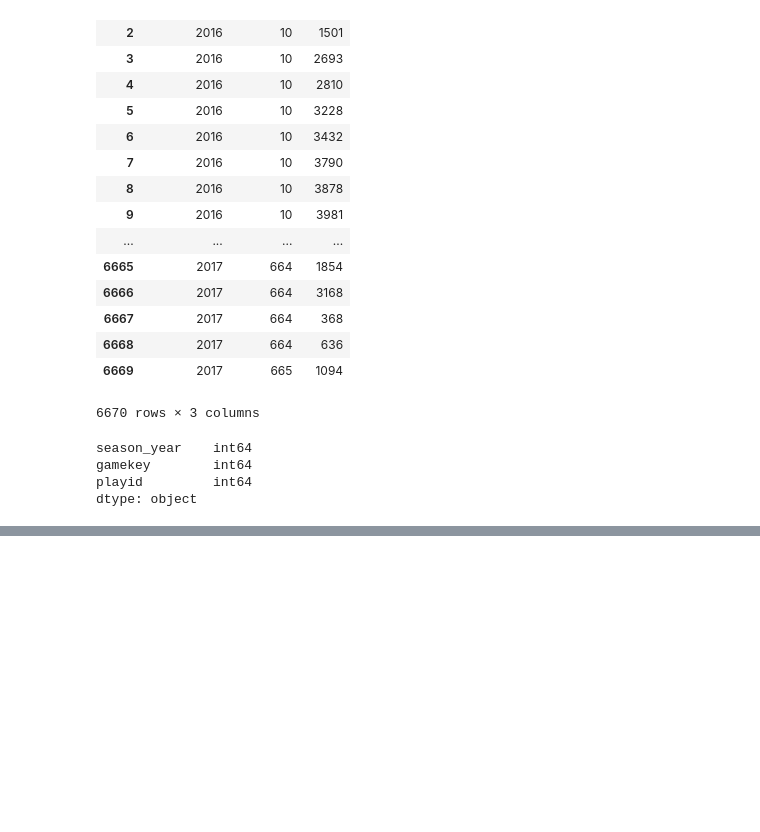
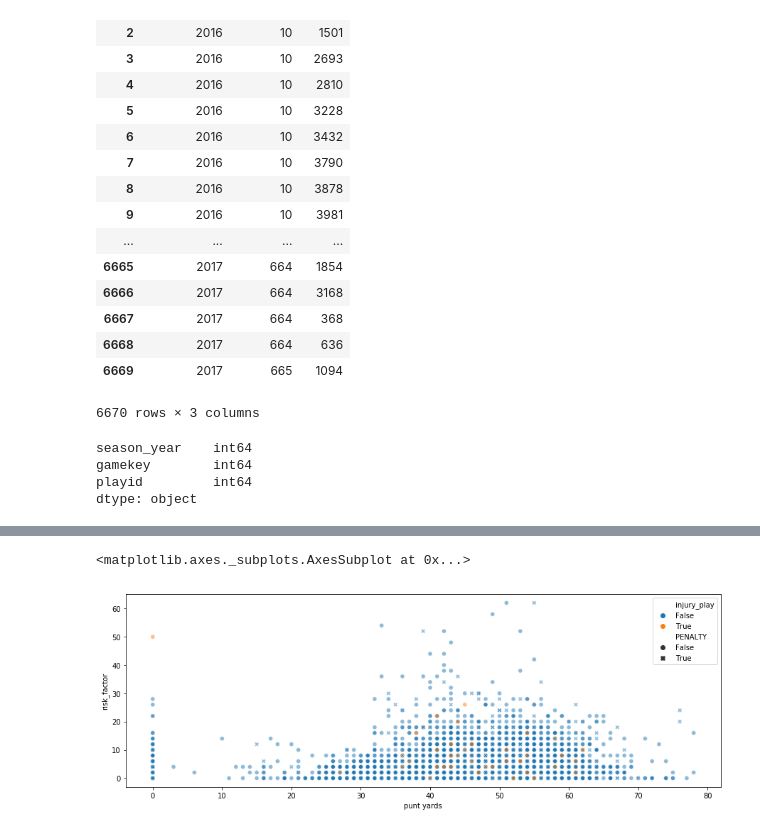
Before and after one commit to RobMulla/kaggle-nfl, a Jupyter notebook: notebooks/Max_Risk_For_Partners.ipynb, the cells around one changed output, grey strips where cells are left out. Saved outputs shown, nothing was run; the diff lists cells and outputs as text; code cells hidden in the pictures; blank space fills up the shorter version.

```diff
--- a/notebooks/Max_Risk_For_Partners.ipynb
+++ b/notebooks/Max_Risk_For_Partners.ipynb
@@ -108,0 +134,15 @@ play_with_risk[['']]
+# %%
+vr['injury_play'] = True
+# %%
+play_with_risk = pd.merge(play_with_risk, vr, how='left').fillna(False)
+# %%
+fig, ax = plt.subplots(figsize=(15, 5))
+sns.scatterplot(x='punt yards',
+                y='risk_factor',
+                data=play_with_risk.sort_values('injury_play'),
+                hue='injury_play', #linewidth=0,
+                alpha=0.5,
+               style='PENALTY', ax=ax)
+# %% [output]
+<matplotlib.axes._subplots.AxesSubplot at 0x...>
+[figure, added]
```
Also changed, not shown: parts of 7 cells of this notebook, 1 other file.
